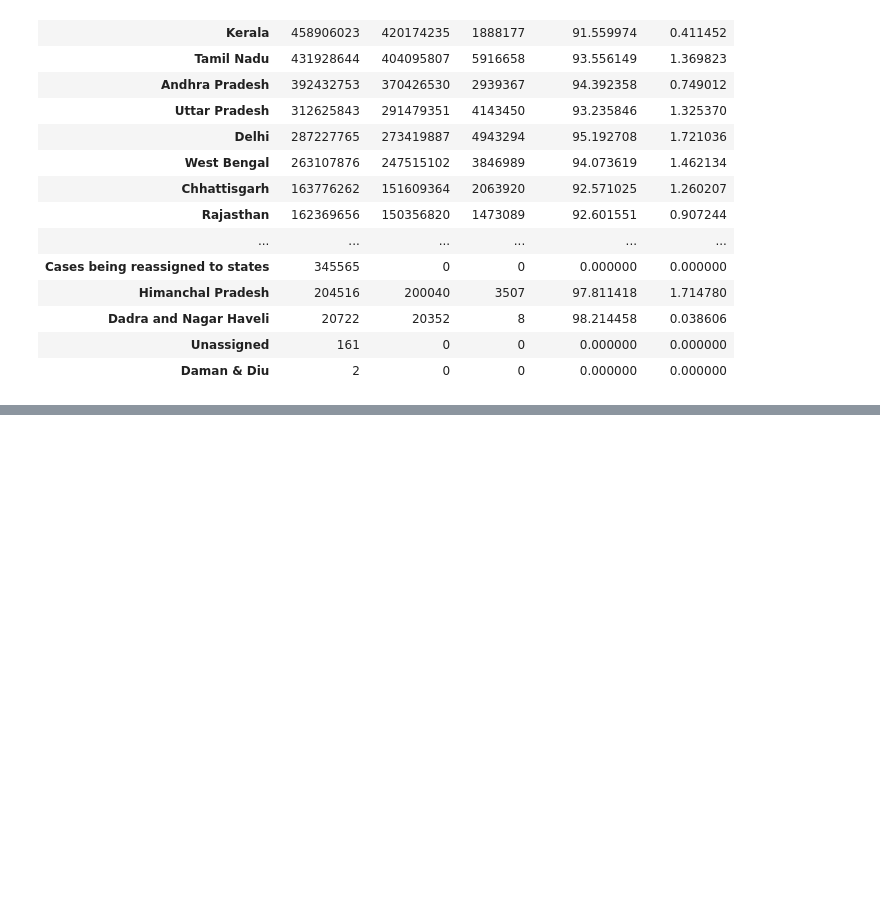
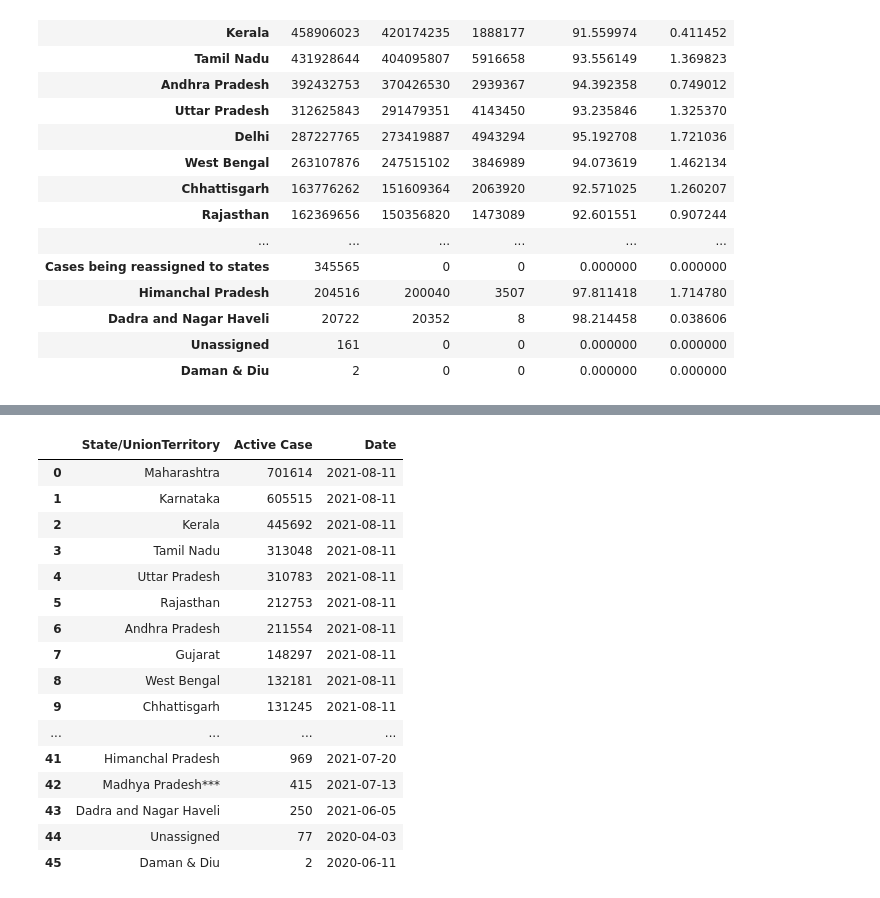
Before and after one commit to georgespicy/data-analysis, a Jupyter notebook: classProject.ipynb, the cells around one changed output, grey strips where cells are left out. Cells and saved outputs as stored; diff of their text form; code cells hidden in the pictures; blank space fills up the shorter version.

```diff
--- a/classProject.ipynb
+++ b/classProject.ipynb
@@ -236,0 +246,23 @@ state_df.style.background_gradient(cmap="Wistia")
+# %%
+# top to active case by state
+Top_10_active_case = covid_df.groupby(by=['State/UnionTerritory']).max()[['Active Case', 'Date']]
+# %%
+Top_10_active_case.sort_values(by="Active Case", ascending=False).reset_index()
+# %% [output]
+|  | State/UnionTerritory | Active Case | Date |
+| 0 | Maharashtra | 701614 | 2021-08-11 |
+| 1 | Karnataka | 605515 | 2021-08-11 |
+| 2 | Kerala | 445692 | 2021-08-11 |
+| 3 | Tamil Nadu | 313048 | 2021-08-11 |
+| 4 | Uttar Pradesh | 310783 | 2021-08-11 |
+| 5 | Rajasthan | 212753 | 2021-08-11 |
+| 6 | Andhra Pradesh | 211554 | 2021-08-11 |
+| 7 | Gujarat | 148297 | 2021-08-11 |
+| 8 | West Bengal | 132181 | 2021-08-11 |
+| 9 | Chhattisgarh | 131245 | 2021-08-11 |
+| ... | ... | ... | ... |
+| 41 | Himanchal Pradesh | 969 | 2021-07-20 |
+| 42 | Madhya Pradesh*** | 415 | 2021-07-13 |
+| 43 | Dadra and Nagar Haveli | 250 | 2021-06-05 |
+| 44 | Unassigned | 77 | 2020-04-03 |
+| 45 | Daman & Diu | 2 | 2020-06-11 |
```
Also changed, not shown: parts of 3 cells of this notebook, 1 other file.
